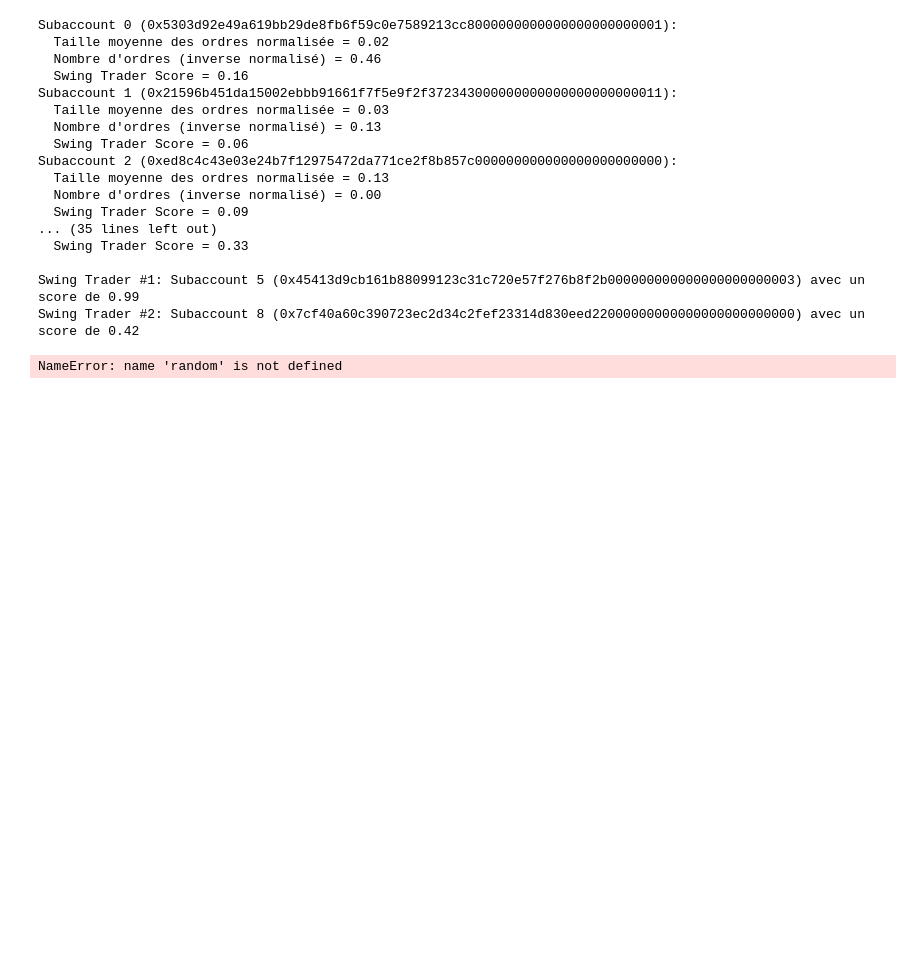
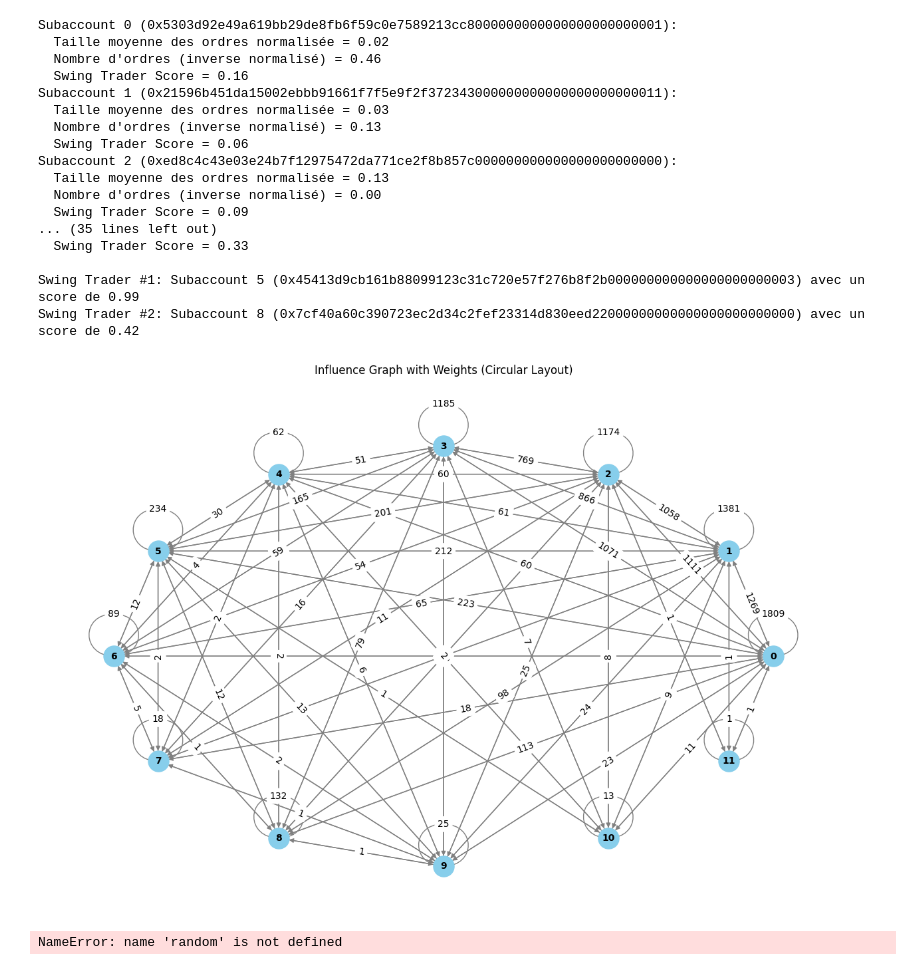
Before and after one commit to Plasmow/perplex_trading, a Jupyter notebook: perplex_project.ipynb, the cells around one changed output. Drawn from its saved outputs; the diff is of its cells as text; code cells hidden in the pictures; blank space fills up the shorter version.

Commit message:
adding plots and clean powerpoint

```diff
--- a/perplex_project.ipynb
+++ b/perplex_project.ipynb
@@ -451,33 +451,48 @@ def graphe(actions_simultanees) :
     # Ajouter des nœuds pour chaque SubaccountID unique
     subaccounts = []
     for k in range(len(actions_simultanees)) :
         subaccounts.append(k)
     G.add_nodes_from(subaccounts)
 
     # On ajoute les arêtes d'influences avec leur poids entre les comptes
     for i in range(len(actions_simultanees)) :
         for j in range(len(actions_simultanees[0])) :
             if actions_simultanees[i][j] != 0 :
                 G.add_edge(i, j, weight=actions_simultanees[i][j])
 
     return G
 
 
 # Exemple d'exécution
 if __name__ == "__main__":
     filepath = "orders.csv"  # Remplacez par le chemin de votre fichier
 
     # Étape 1 : Chargement et nettoyage des données
     df_clean = load_and_clean_data(filepath)
 
     # Étape 2 : Détection des liens d'influence
     influence_links = detect_influence_links(df_clean)
 
 
     actions_simultanees = influence_links.T @ influence_links
 
 
     graphe(actions_simultanees)
+
+# Étape 3 : Ajouter les poids aux arêtes du graphe
+for u, v, d in G.edges(data=True):
+    d['weight'] = actions_simultanees[u][v]
+
+# Display the graph with weights in a circular layout
+pos = nx.circular_layout(G)
+plt.figure(figsize=(12, 8))
+nx.draw(G, pos, with_labels=True, node_size=500, node_color='skyblue', font_size=10, font_weight='bold', edge_color='gray')
+labels = nx.get_edge_attributes(G, 'weight')
+nx.draw_networkx_edge_labels(G, pos, edge_labels=labels)
+plt.title('Influence Graph with Weights (Circular Layout)')
+plt.show()
+# %% [output]
+[figure, added]
 # %%
 ##CLASSE DES TRADERS
 
```
Also changed, not shown: 8 other files.
